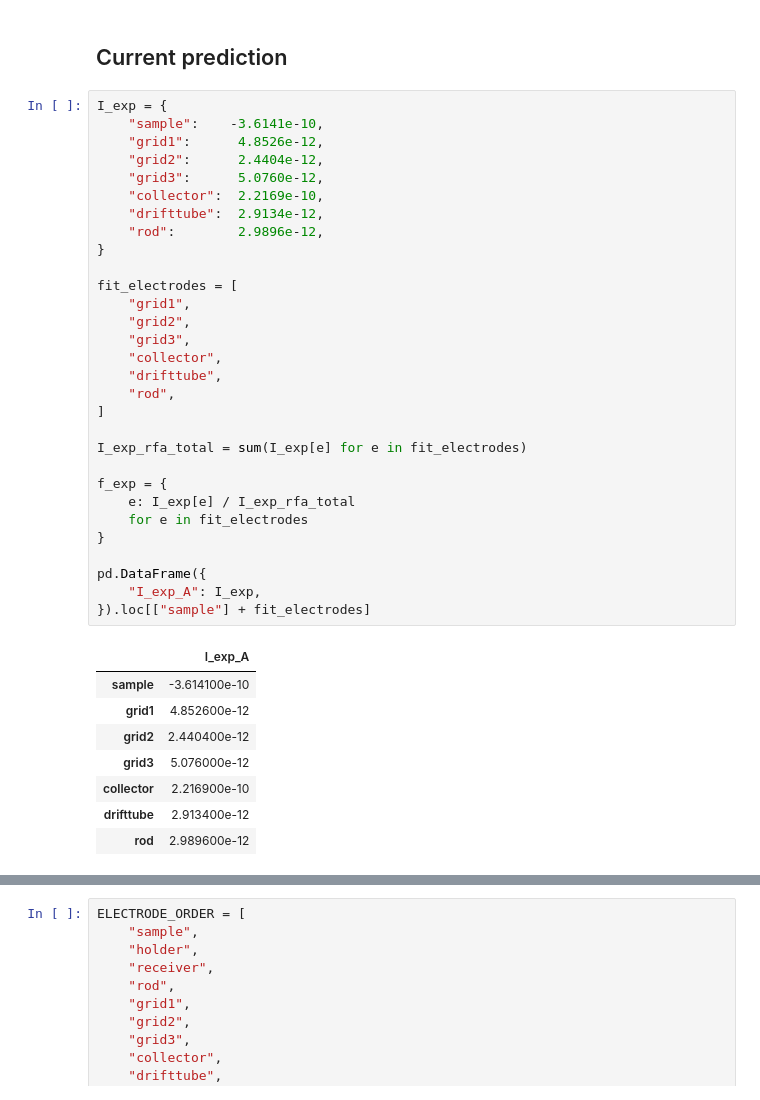
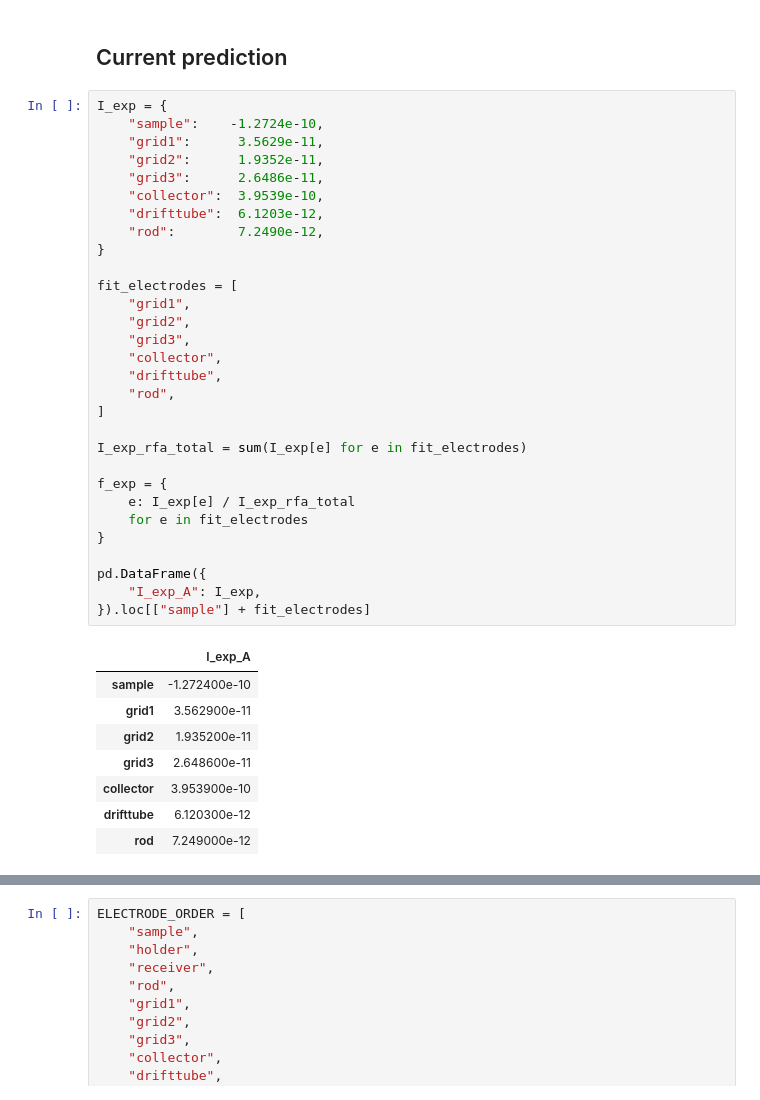
Before and after one commit to oridzel/rfa_python, a Jupyter notebook: notebooks/06_current_prediction_modes.ipynb, the cells around one changed output, grey strips where cells are left out. Saved outputs shown, nothing was run; the diff lists cells and outputs as text.

```diff
--- a/notebooks/06_current_prediction_modes.ipynb
+++ b/notebooks/06_current_prediction_modes.ipynb
@@ -818,43 +819,43 @@ correction_factor                  : 0.2459235668789809
 ## Current prediction
 # %%
 I_exp = {
-    "sample":    -3.6141e-10,
-    "grid1":      4.8526e-12,
-    "grid2":      2.4404e-12,
-    "grid3":      5.0760e-12,
-    "collector":  2.2169e-10,
-    "drifttube":  2.9134e-12,
-    "rod":        2.9896e-12,
+    "sample":    -1.2724e-10,
+    "grid1":      3.5629e-11,
+    "grid2":      1.9352e-11,
+    "grid3":      2.6486e-11,
+    "collector":  3.9539e-10,
+    "drifttube":  6.1203e-12,
+    "rod":        7.2490e-12,
 }
 
 fit_electrodes = [
     "grid1",
     "grid2",
     "grid3",
     "collector",
     "drifttube",
     "rod",
 ]
 
 I_exp_rfa_total = sum(I_exp[e] for e in fit_electrodes)
 
 f_exp = {
     e: I_exp[e] / I_exp_rfa_total
     for e in fit_electrodes
 }
 
 pd.DataFrame({
     "I_exp_A": I_exp,
 }).loc[["sample"] + fit_electrodes]
 # %% [output]
 |  | I_exp_A |
-| sample | -3.614100e-10 |
-| grid1 | 4.852600e-12 |
-| grid2 | 2.440400e-12 |
-| grid3 | 5.076000e-12 |
-| collector | 2.216900e-10 |
-| drifttube | 2.913400e-12 |
-| rod | 2.989600e-12 |
+| sample | -1.272400e-10 |
+| grid1 | 3.562900e-11 |
+| grid2 | 1.935200e-11 |
+| grid3 | 2.648600e-11 |
+| collector | 3.953900e-10 |
+| drifttube | 6.120300e-12 |
+| rod | 7.249000e-12 |
 # %%
 I_exp['collector']/(I_exp['grid1']+I_exp['grid2']+I_exp['grid3']+I_exp['rod']+I_exp['drifttube']+I_exp['collector'])
 # %% [output]
```
Also changed, not shown: parts of 4 cells of this notebook, 3 other files.
